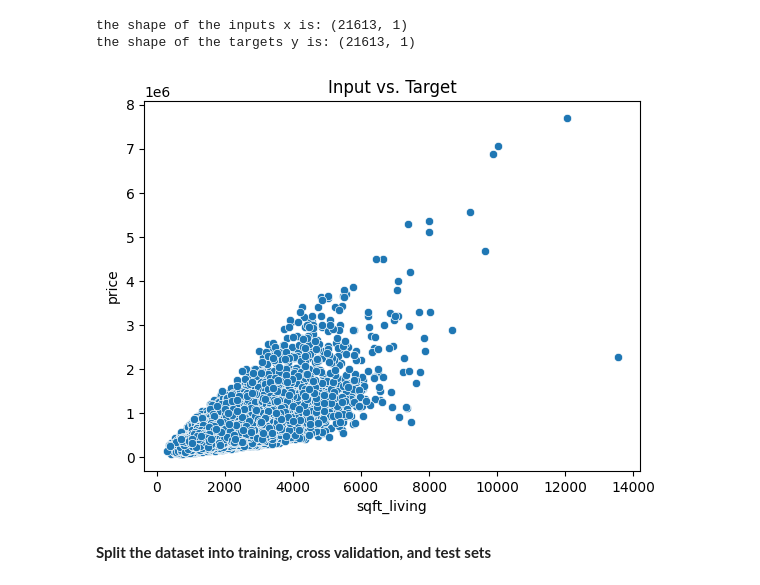
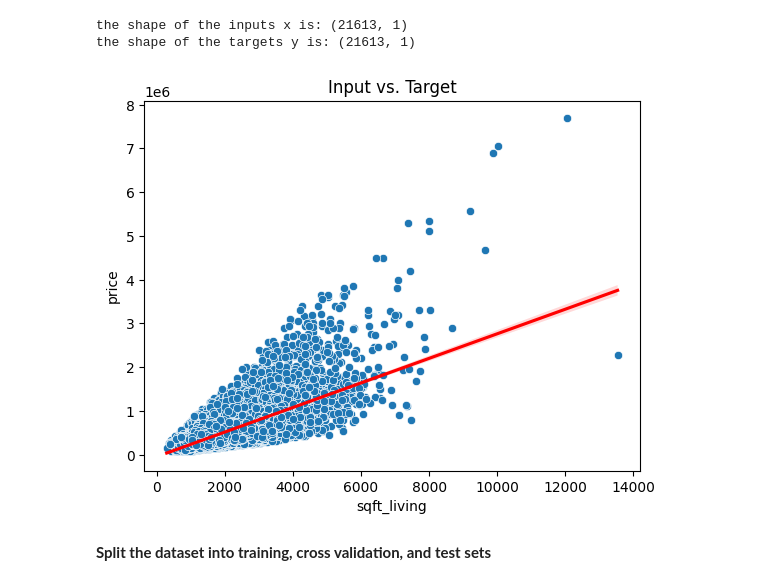
Before and after one commit to InsightQod/Housing, a Jupyter notebook: cap_house_ml.ipynb, the cells around one changed output. Drawn from its saved outputs; the diff is of its cells as text; code cells hidden in the pictures.

Commit message:
scikitlearn regression & regularization

```diff
--- a/cap_house_ml.ipynb
+++ b/cap_house_ml.ipynb
@@ -199,30 +197,23 @@ the shape of the targets y is: (21613, 1)
 # %%
 
 # Create a seaborn scatter plot using DataFrame
 sns.scatterplot(data=house, x='sqft_living', y='price')
+
+# Add a regression line
+sns.regplot(x='sqft_living', y='price', data=house, scatter=False, color='red')
+
 plt.title("Input vs. Target")
 plt.xlabel("sqft_living")
 plt.ylabel("price")
+plt.show()
 
-# Convert seaborn plot to plotly
+# Create a Plotly scatter plot with a regression line
 fig = px.scatter(house, x='sqft_living', y='price', title="Input vs. Target")
 
 # Show the plotly interactive plot
 fig.show()
-
-# # Create a seaborn scatter plot
-# sns.scatterplot(x=x.flatten(), y=y.flatten())  # Flatten to convert to 1-D
-# plt.title("Input vs. Target")
-# plt.xlabel("sqft_living")
-# plt.ylabel("price")
-
-# # Convert seaborn plot to plotly
-# fig = px.scatter(house, x='sqft_living', y='price', title="Input vs. Target")
-
-# # Show the plotly interactive plot
-# fig.show()
 # %% [output]
-[figure, old version]
+[figure, new version]
 # %% [markdown]
 **Split the dataset into training, cross validation, and test sets**
 # %%
```
Also changed, not shown: parts of 6 cells of this notebook, 1 other file.
